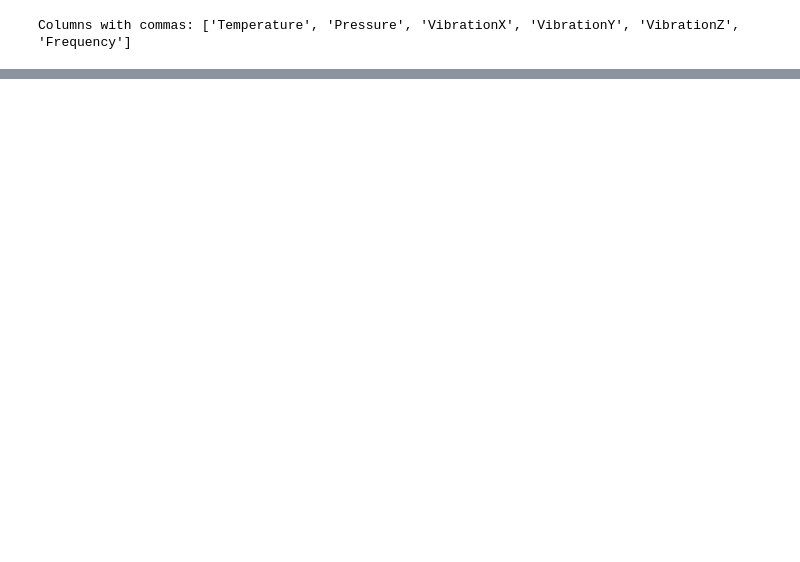
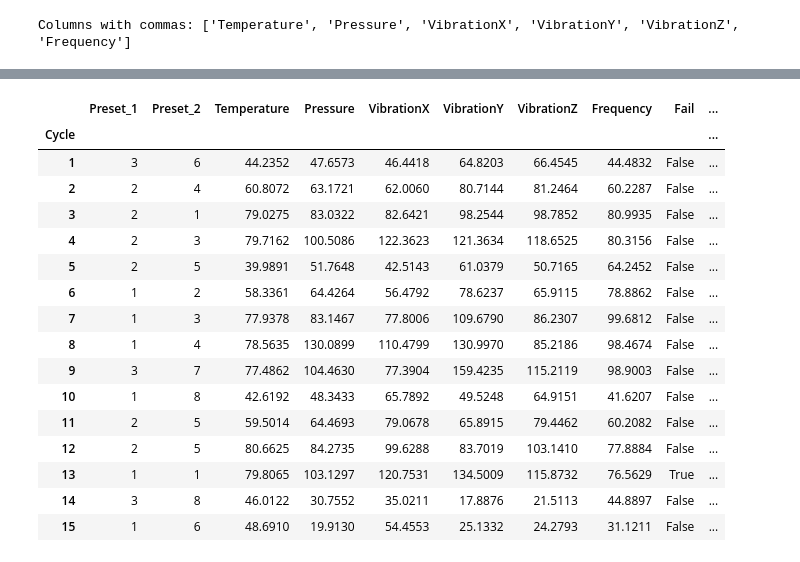
Before and after one commit to jackson-simionato/fpso-equipment-monitoring, a Jupyter notebook: notebooks/01_eda_exploration.ipynb, the cells around one changed output, grey strips where cells are left out. Cells and saved outputs as stored; diff of their text form; code cells hidden in the pictures; blank space fills up the shorter version.

```diff
--- a/notebooks/01_eda_exploration.ipynb
+++ b/notebooks/01_eda_exploration.ipynb
@@ -89,0 +293,20 @@ dtype: object
+# %%
+df.head(15)
+# %% [output]
+|  | Preset_1 | Preset_2 | Temperature | Pressure | VibrationX | VibrationY | VibrationZ | Frequency | Fail | ... |
+| Cycle |  |  |  |  |  |  |  |  |  | ... |
+| 1 | 3 | 6 | 44.2352 | 47.6573 | 46.4418 | 64.8203 | 66.4545 | 44.4832 | False | ... |
+| 2 | 2 | 4 | 60.8072 | 63.1721 | 62.0060 | 80.7144 | 81.2464 | 60.2287 | False | ... |
+| 3 | 2 | 1 | 79.0275 | 83.0322 | 82.6421 | 98.2544 | 98.7852 | 80.9935 | False | ... |
+| 4 | 2 | 3 | 79.7162 | 100.5086 | 122.3623 | 121.3634 | 118.6525 | 80.3156 | False | ... |
+| 5 | 2 | 5 | 39.9891 | 51.7648 | 42.5143 | 61.0379 | 50.7165 | 64.2452 | False | ... |
+| 6 | 1 | 2 | 58.3361 | 64.4264 | 56.4792 | 78.6237 | 65.9115 | 78.8862 | False | ... |
+| 7 | 1 | 3 | 77.9378 | 83.1467 | 77.8006 | 109.6790 | 86.2307 | 99.6812 | False | ... |
+| 8 | 1 | 4 | 78.5635 | 130.0899 | 110.4799 | 130.9970 | 85.2186 | 98.4674 | False | ... |
+| 9 | 3 | 7 | 77.4862 | 104.4630 | 77.3904 | 159.4235 | 115.2119 | 98.9003 | False | ... |
+| 10 | 1 | 8 | 42.6192 | 48.3433 | 65.7892 | 49.5248 | 64.9151 | 41.6207 | False | ... |
+| 11 | 2 | 5 | 59.5014 | 64.4693 | 79.0678 | 65.8915 | 79.4462 | 60.2082 | False | ... |
+| 12 | 2 | 5 | 80.6625 | 84.2735 | 99.6288 | 83.7019 | 103.1410 | 77.8884 | False | ... |
+| 13 | 1 | 1 | 79.8065 | 103.1297 | 120.7531 | 134.5009 | 115.8732 | 76.5629 | True | ... |
+| 14 | 3 | 8 | 46.0122 | 30.7552 | 35.0211 | 17.8876 | 21.5113 | 44.8897 | False | ... |
+| 15 | 1 | 6 | 48.6910 | 19.9130 | 54.4553 | 25.1332 | 24.2793 | 31.1211 | False | ... |
```
Also changed, not shown: parts of 31 cells of this notebook.
